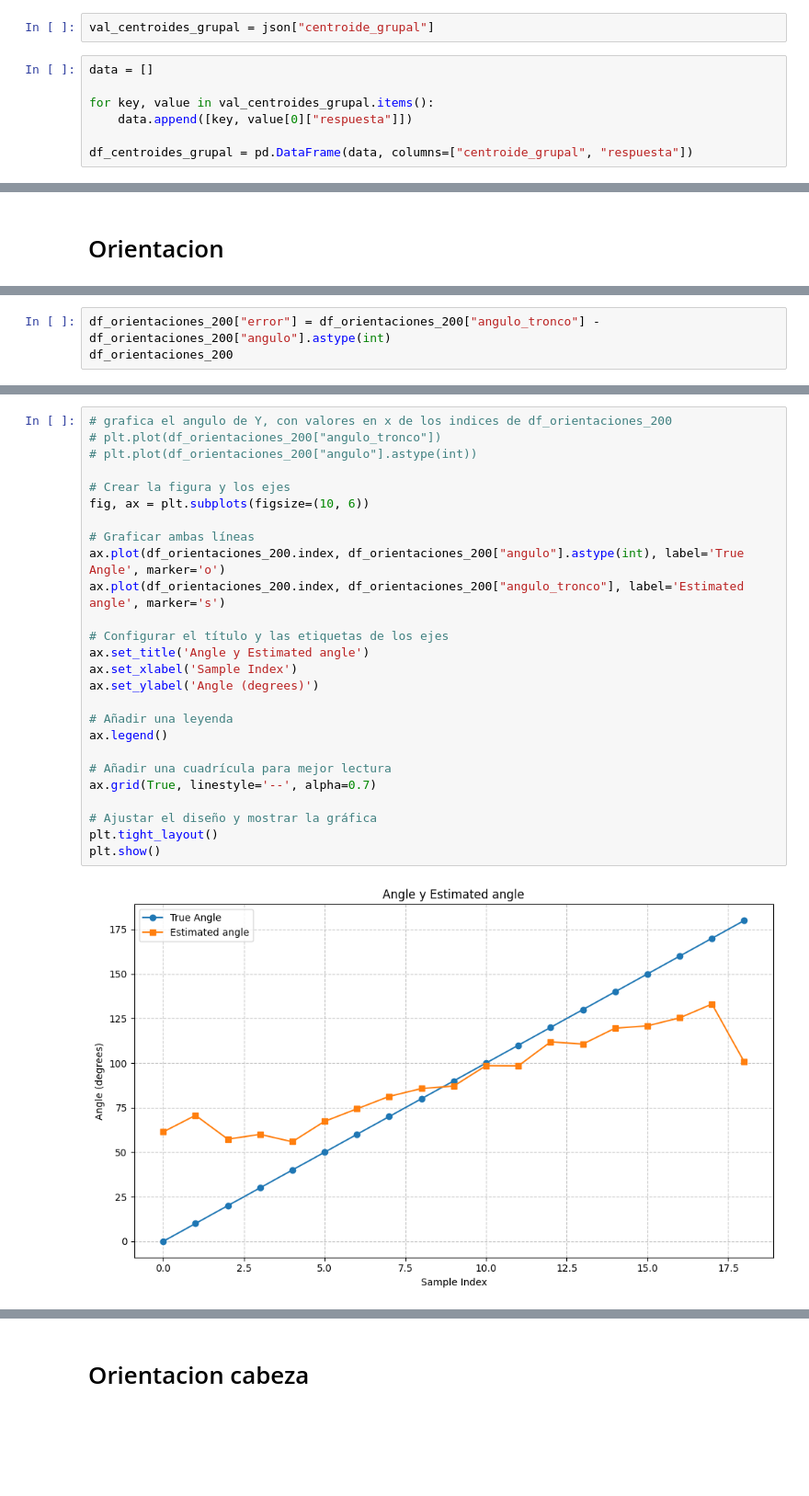
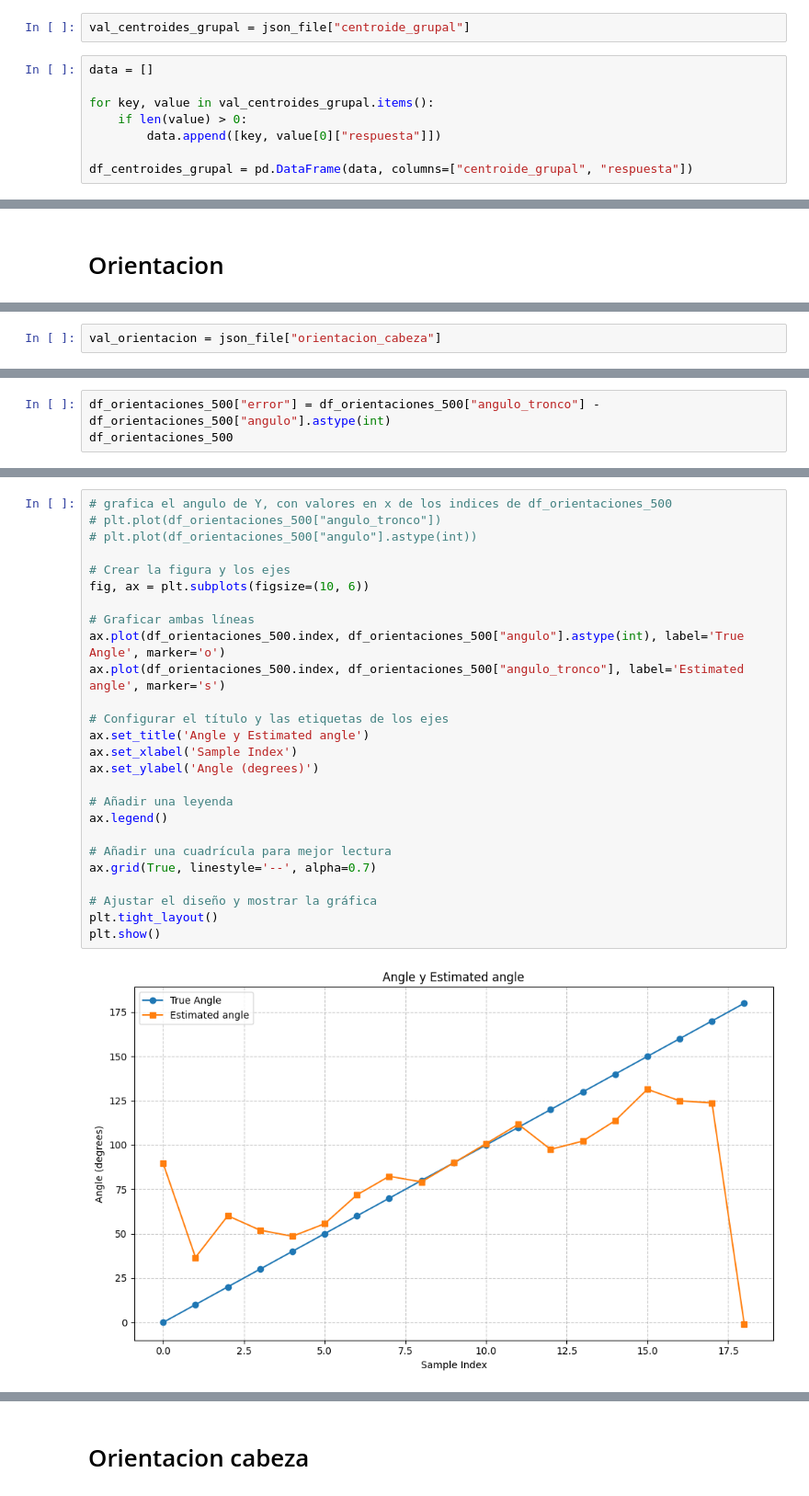
Before and after one commit to stevenaraujo98/integracion_pcl, a Jupyter notebook: get_res.ipynb, the cells around one changed output, grey strips where cells are left out. Shown at 92% size. Cells and saved outputs as stored; diff of their text form; blank space fills up the shorter version.

```diff
--- a/get_res.ipynb
+++ b/get_res.ipynb
@@ -458,12 +383,13 @@ plt.show()
 # %% [markdown]
 # Centroide grupal
 # %%
-val_centroides_grupal = json["centroide_grupal"]
+val_centroides_grupal = json_file["centroide_grupal"]
 # %%
 data = []
 
 for key, value in val_centroides_grupal.items():
-    data.append([key, value[0]["respuesta"]])
+    if len(value) > 0:
+        data.append([key, value[0]["respuesta"]])
 
 df_centroides_grupal = pd.DataFrame(data, columns=["centroide_grupal", "respuesta"])
 # %%
@@ -518 +443,3 @@ val_orientacion = json["orientacion"]
+# %%
+val_orientacion = json_file["orientacion_cabeza"]
 # %%
@@ -589,5 +494,5 @@ df_orientaciones_200
 # %%
-df_orientaciones_200["error"] = df_orientaciones_200["angulo_tronco"] - df_orientaciones_200["angulo"].astype(int)
-df_orientaciones_200
+df_orientaciones_500["error"] = df_orientaciones_500["angulo_tronco"] - df_orientaciones_500["angulo"].astype(int)
+df_orientaciones_500
 # %% [output]
 |  | angulo | angulo_tronco | error |
@@ -610,28 +515,28 @@ df_orientaciones_200
 # %%
-# grafica el angulo de Y, con valores en x de los indices de df_orientaciones_200
-# plt.plot(df_orientaciones_200["angulo_tronco"])
-# plt.plot(df_orientaciones_200["angulo"].astype(int))
+# grafica el angulo de Y, con valores en x de los indices de df_orientaciones_500
+# plt.plot(df_orientaciones_500["angulo_tronco"])
+# plt.plot(df_orientaciones_500["angulo"].astype(int))
 
 # Crear la figura y los ejes
 fig, ax = plt.subplots(figsize=(10, 6))
 
 # Graficar ambas líneas
-ax.plot(df_orientaciones_200.index, df_orientaciones_200["angulo"].astype(int), label='True Angle', marker='o')
-ax.plot(df_orientaciones_200.index, df_orientaciones_200["angulo_tronco"], label='Estimated angle', marker='s')
+ax.plot(df_orientaciones_500.index, df_orientaciones_500["angulo"].astype(int), label='True Angle', marker='o')
+ax.plot(df_orientaciones_500.index, df_orientaciones_500["angulo_tronco"], label='Estimated angle', marker='s')
 
 # Configurar el título y las etiquetas de los ejes
 ax.set_title('Angle y Estimated angle')
 ax.set_xlabel('Sample Index')
 ax.set_ylabel('Angle (degrees)')
 
 # Añadir una leyenda
 ax.legend()
 
 # Añadir una cuadrícula para mejor lectura
 ax.grid(True, linestyle='--', alpha=0.7)
 
 # Ajustar el diseño y mostrar la gráfica
 plt.tight_layout()
 plt.show()
 # %% [output]
-[figure, old version]
+[figure, new version]
```
Also changed, not shown: parts of 79 cells of this notebook, 11 other files.
